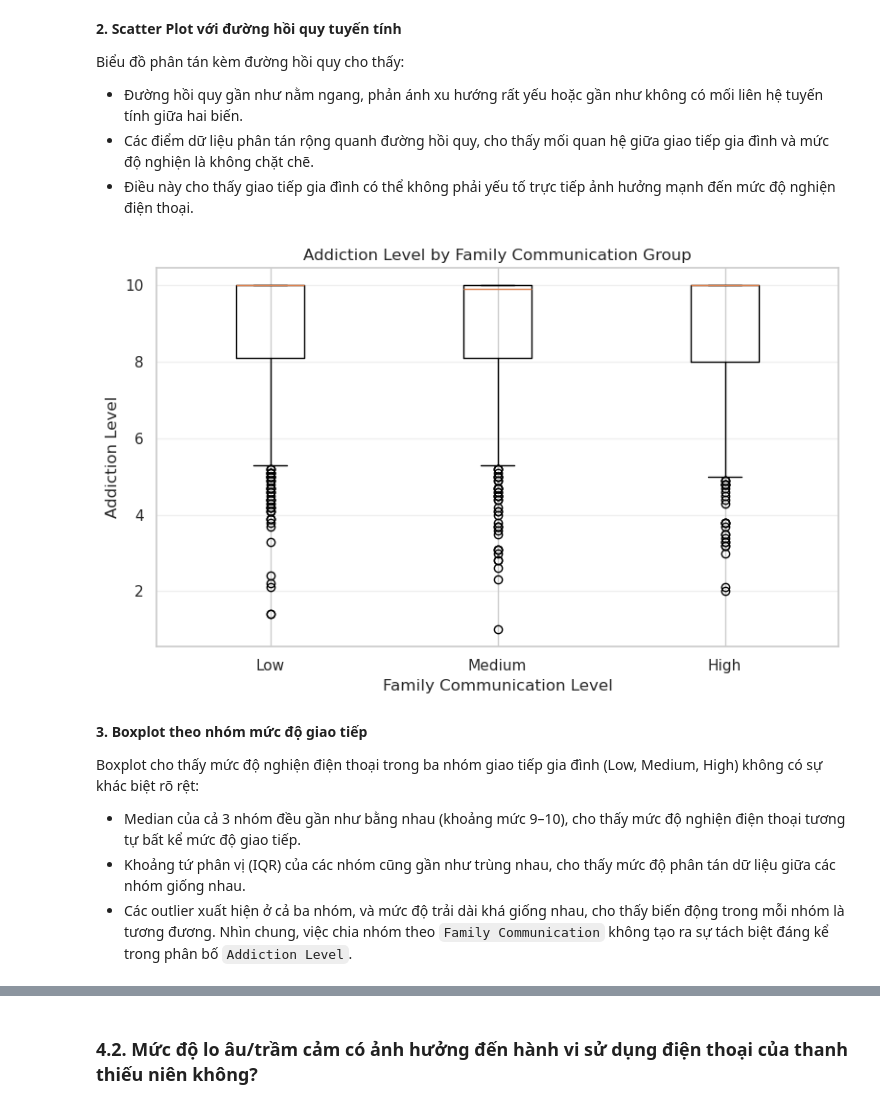
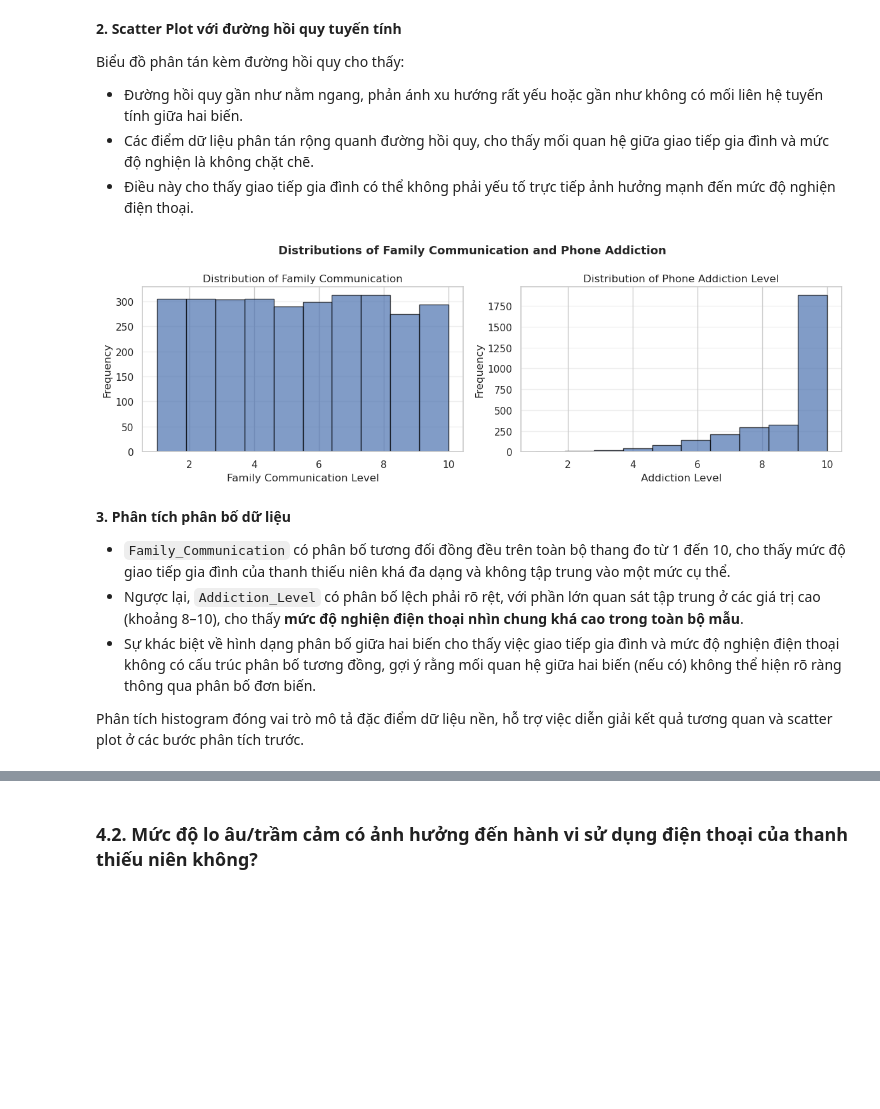
Before and after one commit to insenseemarch/final-project-CSC17104, a Jupyter notebook: notebook/Group_23.ipynb, the cells around one changed output, grey strips where cells are left out. Saved outputs shown, nothing was run; the diff lists cells and outputs as text; code cells hidden in the pictures; blank space fills up the shorter version.

Commit message:
fix: update chart

```diff
--- a/notebook/Group_23.ipynb
+++ b/notebook/Group_23.ipynb
@@ -1008,18 +1010,18 @@ Biểu đồ phân tán kèm đường hồi quy cho thấy:
 - Các điểm dữ liệu phân tán rộng quanh đường hồi quy, cho thấy mối quan hệ giữa giao tiếp gia đình và mức độ nghiện là không chặt chẽ.
 - Điều này cho thấy giao tiếp gia đình có thể không phải yếu tố trực tiếp ảnh hưởng mạnh đến mức độ nghiện điện thoại.
 # %%
-# 3. Vẽ boxplot theo các mức giao tiếp
-plot_comm_vs_addiction_boxplot(df)
+# 3. Vẽ histogram
+plot_family_addiction_histogram(df)
 # %% [output]
-[figure, old version]
+[figure, new version]
 # %% [markdown]
-**3. Boxplot theo nhóm mức độ giao tiếp**
+**3. Phân tích phân bố dữ liệu**
 
-Boxplot cho thấy mức độ nghiện điện thoại trong ba nhóm giao tiếp gia đình (Low, Medium, High) không có sự khác biệt rõ rệt:
-- Median của cả 3 nhóm đều gần như bằng nhau (khoảng mức 9–10), cho thấy mức độ nghiện điện thoại tương tự bất kể mức độ giao tiếp.
-- Khoảng tứ phân vị (IQR) của các nhóm cũng gần như trùng nhau, cho thấy mức độ phân tán dữ liệu giữa các nhóm giống nhau.
-- Các outlier xuất hiện ở cả ba nhóm, và mức độ trải dài khá giống nhau, cho thấy biến động trong mỗi nhóm là tương đương.
-Nhìn chung, việc chia nhóm theo `Family Communication` không tạo ra sự tách biệt đáng kể trong phân bố `Addiction Level`.
+- `Family_Communication` có phân bố tương đối đồng đều trên toàn bộ thang đo từ 1 đến 10, cho thấy mức độ giao tiếp gia đình của thanh thiếu niên khá đa dạng và không tập trung vào một mức cụ thể.
+- Ngược lại, `Addiction_Level` có phân bố lệch phải rõ rệt, với phần lớn quan sát tập trung ở các giá trị cao (khoảng 8–10), cho thấy **mức độ nghiện điện thoại nhìn chung khá cao trong toàn bộ mẫu**.
+- Sự khác biệt về hình dạng phân bố giữa hai biến cho thấy việc giao tiếp gia đình và mức độ nghiện điện thoại không có cấu trúc phân bố tương đồng, gợi ý rằng mối quan hệ giữa hai biến (nếu có) không thể hiện rõ ràng thông qua phân bố đơn biến.
+
+Phân tích histogram đóng vai trò mô tả đặc điểm dữ liệu nền, hỗ trợ việc diễn giải kết quả tương quan và scatter plot ở các bước phân tích trước.
 # %% [markdown]
 #### 4.1.3. Kết quả và Nhận xét
 
```
Also changed, not shown: parts of 17 cells of this notebook, 1 other file.
